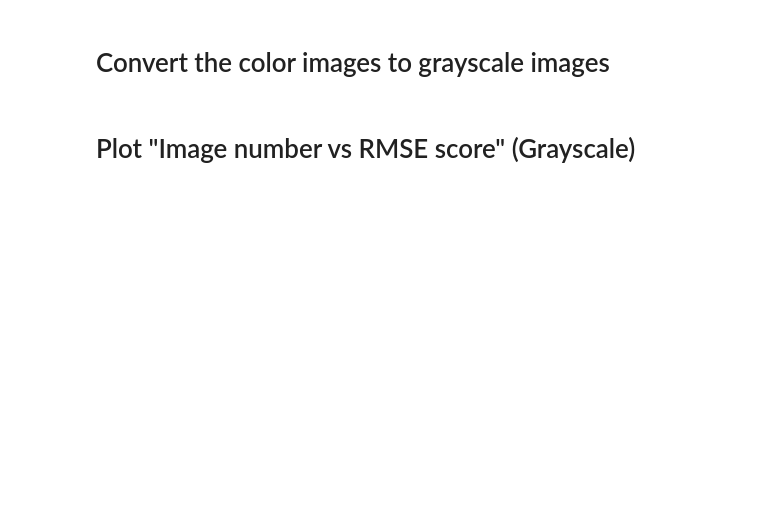
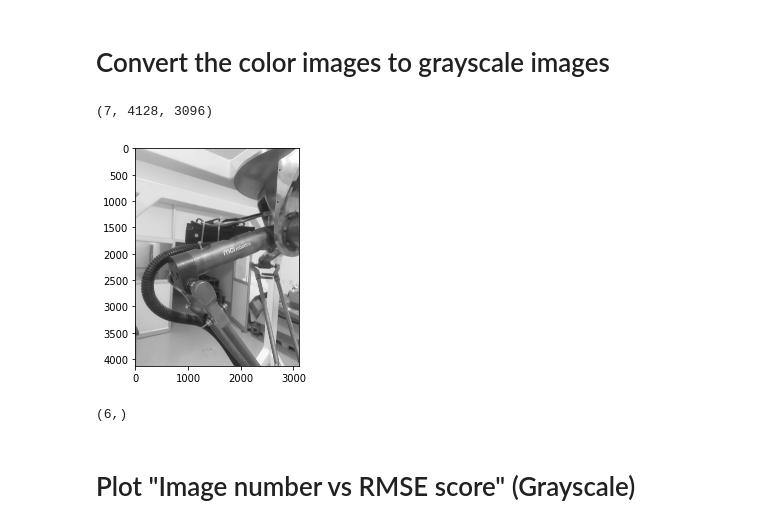
Before and after one commit to rad-mit/CS5102-Digital-Image-Processing-Project, a Jupyter notebook: DIP_Assignment_1.ipynb, the cells around one changed output. Drawn from its saved outputs; the diff is of its cells as text; code cells hidden in the pictures; blank space fills up the shorter version.

```diff
--- a/DIP_Assignment_1.ipynb
+++ b/DIP_Assignment_1.ipynb
@@ -70,5 +75,28 @@ print(color_image_rmse.shape)
 # %% [markdown]
 # Convert the color images to grayscale images
+# %%
+gray_image_data_list=[]
+for i in input_image_data_list:
+    gray = cv2.cvtColor(i, cv2.COLOR_BGR2GRAY)
+    gray_image_data_list.append(gray)
+gray_image_data_list=np.array(gray_image_data_list)
+print(gray_image_data_list.shape)
+plt.imshow(gray_image_data_list[1,:, :], cmap='gray', vmin = 0, vmax = 255)
+plt.show()
+# %% [output]
+(7, 4128, 3096)
+[figure, added]
+# %%
+reference_gray_image=gray_image_data_list[0]
+gray_image_rmse=[]
+for i in range(len(gray_image_data_list)-1):
+    i=i+1
+    rmse=math.sqrt(np.mean(np.square(reference_gray_image-gray_image_data_list[i])))
+    gray_image_rmse.append(rmse)
+gray_image_rmse=np.array(gray_image_rmse)
+print(gray_image_rmse.shape)
+# %% [output]
+(6,)
 # %% [markdown]
 # Plot "Image number vs RMSE score" (Grayscale)
 # %%
```
Also changed, not shown: parts of 3 cells of this notebook.
